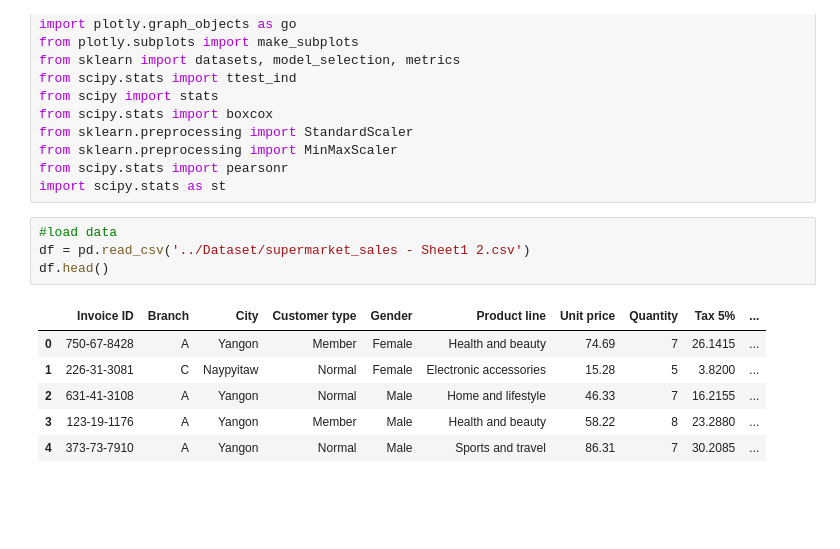
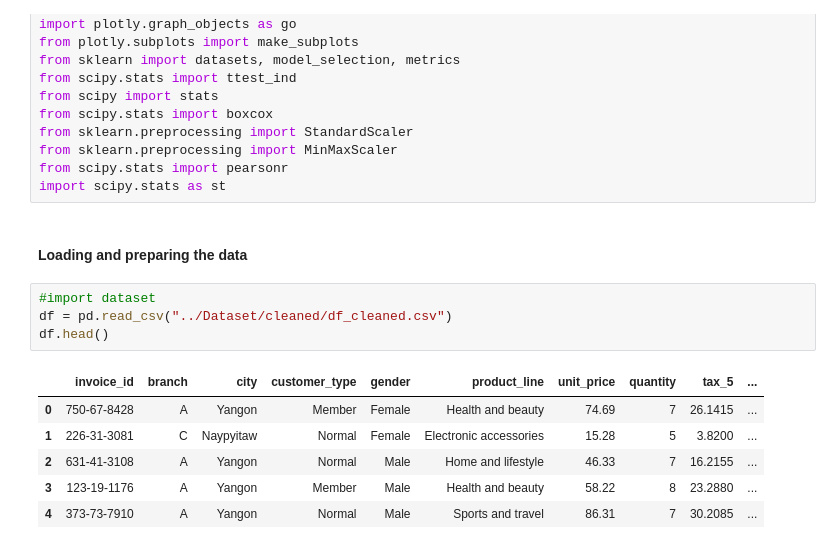
Before and after one commit to MustafaAldabbas/Machine_learning_superMarket, a Jupyter notebook: Notebook/Natalia.ipynb, the cells around one changed output. Drawn from its saved outputs; the diff is of its cells as text; blank space fills up the shorter version.

```diff
--- a/Notebook/Natalia.ipynb
+++ b/Notebook/Natalia.ipynb
@@ -18,12 +18,14 @@ from sklearn.preprocessing import StandardScaler
 from sklearn.preprocessing import MinMaxScaler
 from scipy.stats import pearsonr
 import scipy.stats as st
+# %% [markdown]
+#### Loading and preparing the data
 # %%
-#load data
-df = pd.read_csv('../Dataset/supermarket_sales - Sheet1 2.csv')
+#import dataset
+df = pd.read_csv("../Dataset/cleaned/df_cleaned.csv")
 df.head()
 # %% [output]
-|  | Invoice ID | Branch | City | Customer type | Gender | Product line | Unit price | Quantity | Tax 5% | ... |
+|  | invoice_id | branch | city | customer_type | gender | product_line | unit_price | quantity | tax_5 | ... |
 | 0 | 750-67-8428 | A | Yangon | Member | Female | Health and beauty | 74.69 | 7 | 26.1415 | ... |
 | 1 | 226-31-3081 | C | Naypyitaw | Normal | Female | Electronic accessories | 15.28 | 5 | 3.8200 | ... |
 | 2 | 631-41-3108 | A | Yangon | Normal | Male | Home and lifestyle | 46.33 | 7 | 16.2155 | ... |
```
Also changed, not shown: parts of 18 cells of this notebook.
